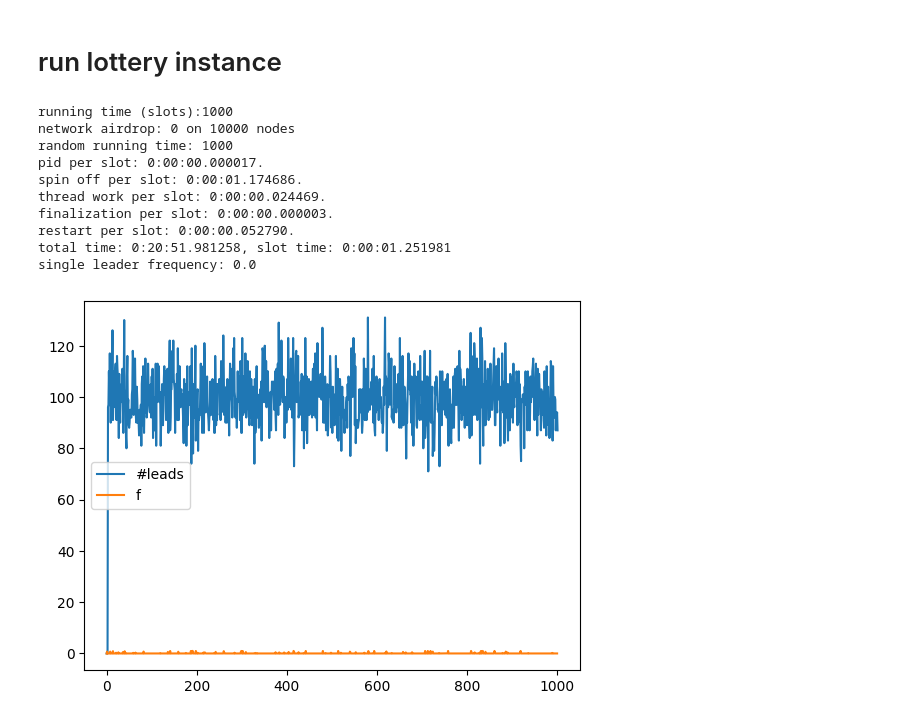
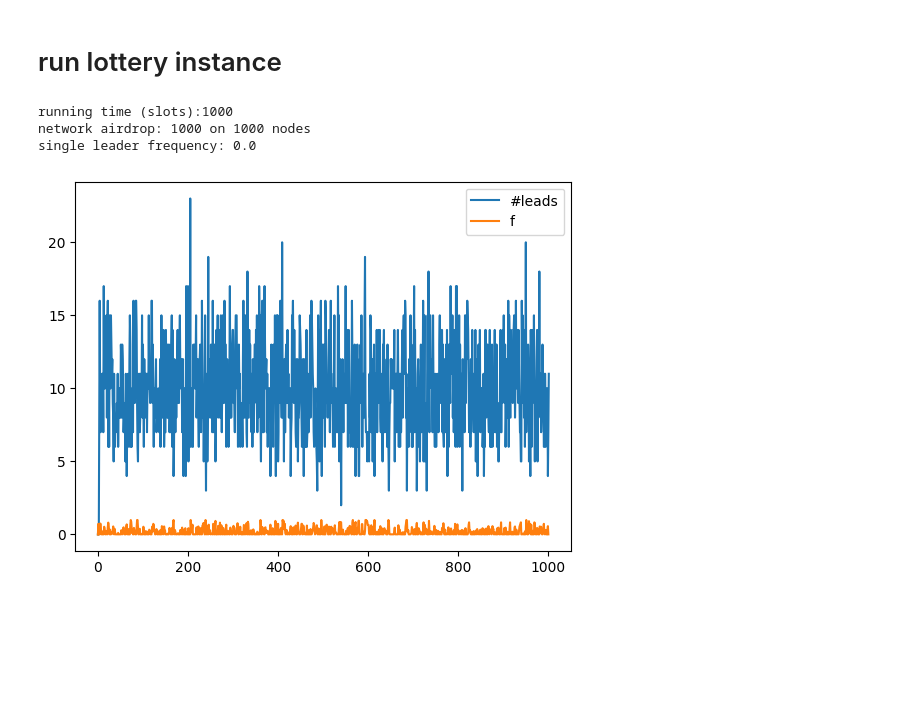
Before and after one commit to ertosns/lotterysim, a Jupyter notebook: playground.ipynb, the cells around one changed output. Drawn from its saved outputs; the diff is of its cells as text; code cells hidden in the pictures; blank space fills up the shorter version.

```diff
--- a/playground.ipynb
+++ b/playground.ipynb
@@ -155,24 +155,18 @@ def draw():
         plt.legend(['#leads', 'f'])
         plt.savefig(F_PROCESSED_IMG)
 # %%
-nodes = 10000
+nodes = 1000
 # stakers intial distribution
 genesis_distribution = [0 for _ in range(nodes)]
+genesis_distribution[0] = 1000
 # using simulation output
 kp=0.18
 ki=0.02
 kd=-0.1
 instance(kp, ki, kd, nodes, genesis_distribution)
 draw()
 # %% [output]
 running time (slots):1000
-network airdrop: 0 on 10000 nodes
-random running time: 1000
-pid per slot: 0:00:00.000017.
-spin off per slot: 0:00:01.174686.
-thread work per slot: 0:00:00.024469.
-finalization per slot: 0:00:00.000003.
-restart per slot: 0:00:00.052790.
-total time: 0:20:51.981258, slot time: 0:00:01.251981
+network airdrop: 1000 on 1000 nodes
 single leader frequency: 0.0
-[figure, old version]
+[figure, new version]
```
Also changed, not shown: 12 other files.
